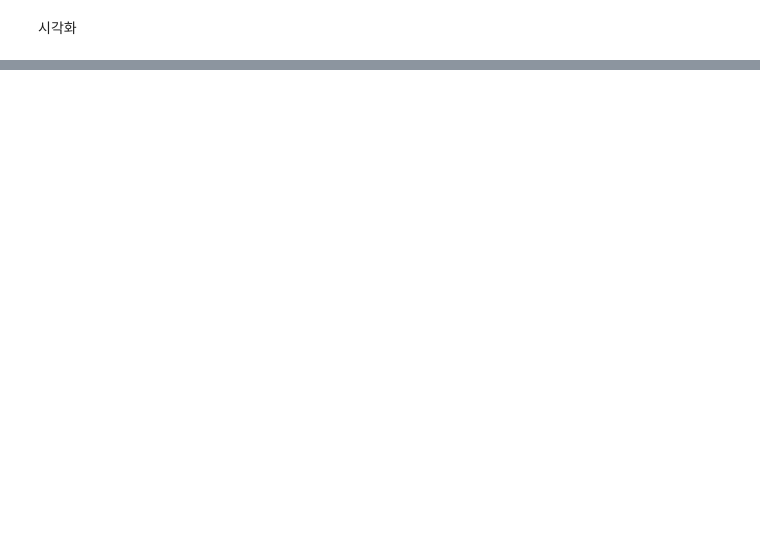
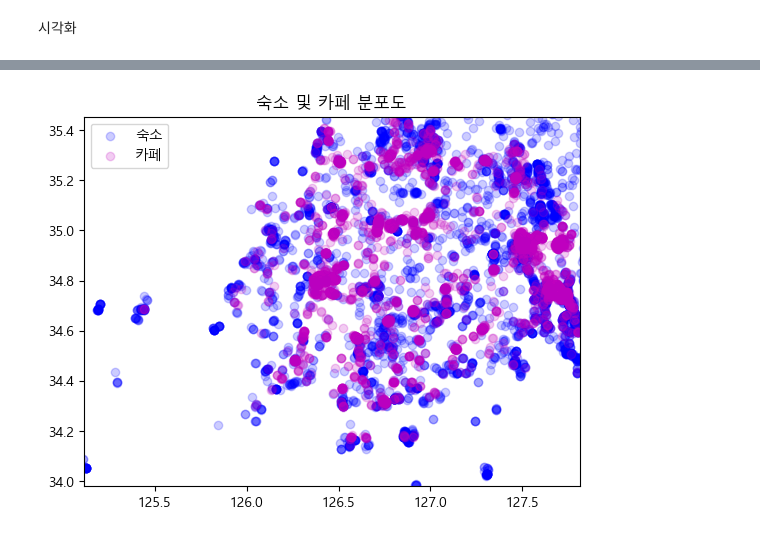
Before and after one commit to sheershay/ise-sr-project, a Jupyter notebook: clustering/clustering.ipynb, the cells around one changed output, grey strips where cells are left out. Drawn from its saved outputs; the diff is of its cells as text; code cells hidden in the pictures; blank space fills up the shorter version.

```diff
--- a/clustering/clustering.ipynb
+++ b/clustering/clustering.ipynb
@@ -32,13 +33,3 @@ contents1=pd.read_csv('./콘텐츠_관광지_검색순위_상.csv',encoding='cp9
 contents2=pd.read_csv('./콘텐츠_관광지_검색순위_하.csv',encoding='cp949')
 # %% [markdown]
 숙박유형
-# %%
-pension.drop(pension[(pension['영업상태구분코드']!=1)].index,inplace=True)
-camping.drop(camping[(camping['영업상태구분코드']!=1)].index,inplace=True)
-hanok.drop(hanok[(hanok['영업상태구분코드']!=1)].index,inplace=True)
-resort.drop(resort[(resort['영업상태구분코드']!=1)].index,inplace=True)
-# %%
-pension=pension[pension['개방자치단체코드'].between(4800000,5100000)]
-camping=camping[camping['개방자치단체코드'].between(4800000,5100000)]
-hanok=hanok[hanok['개방자치단체코드'].between(4800000,5100000)]
-resort=resort[resort['개방자치단체코드'].between(4800000,5100000)]
@@ -63,0 +96,3 @@ for acco in accomm:
+# %%
+accomm_df=pd.concat([ps,cp,hk,rs,rr],ignore_index=True)
+accomm_df.drop(['좌표정보(X)','좌표정보(Y)'],axis=1,inplace=True)
@@ -154,7 +216,7 @@ print(sites)
 # %% [markdown]
 시각화
 # %%
-xmin=min(jeonnam_info['경도'])
-xmax=max(jeonnam_info['경도'])
-ymin=min(jeonnam_info['위도'])
-ymax=max(jeonnam_info['위도'])
+xmin=min(coord_std['경도'])
+xmax=max(coord_std['경도'])
+ymin=min(coord_std['위도'])
+ymax=max(coord_std['위도'])
@@ -161,20 +309,16 @@ ymax=max(jeonnam_info['위도'])
 # %%
 #숙소유형
-plt.scatter(x=ps['경도'],y=ps['위도'],alpha=0.2,s=100,c='green')
-plt.scatter(x=cp['경도'],y=cp['위도'],alpha=0.2,s=100,c='green')
-plt.scatter(x=hk['경도'],y=hk['위도'],alpha=0.2,s=100,c='green')
-plt.scatter(x=rs['경도'],y=rs['위도'],alpha=0.2,s=100,c='green')
-plt.scatter(x=rr['경도'],y=rr['위도'],alpha=0.2,s=100,c='green')
+plt.scatter(x=accomm_df['경도'],y=accomm_df['위도'],alpha=0.2,c='b',label='숙소')
 
-plt.scatter(x=mea['경도'],y=restuarant['위도'],alpha=0.5,s=100,c='m',label='식당')
+plt.scatter(x=cafe['경도'],y=cafe['위도'],alpha=0.2,c='m',label='카페')
 
-plt.title('숙소유형 분포도')
+plt.title('숙소 및 카페 분포도')
 
 plt.xlim(xmin,xmax)
 plt.ylim(ymin,ymax)
 
 plt.legend()
 
 plt.show()
-
-print(xmin,xmax,ymin,ymax)
+# %% [output]
+[figure, added]
```
Also changed, not shown: parts of 19 cells of this notebook, 2 other files.
